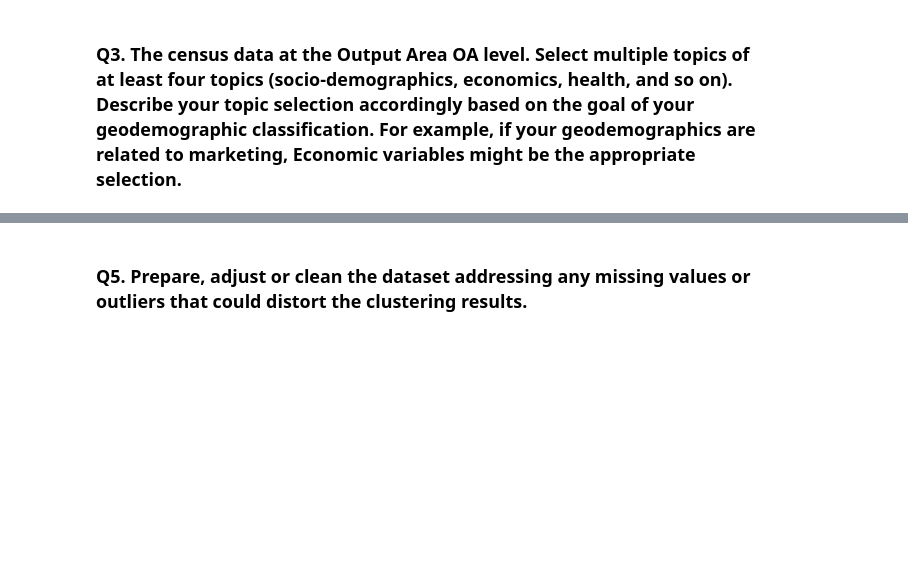
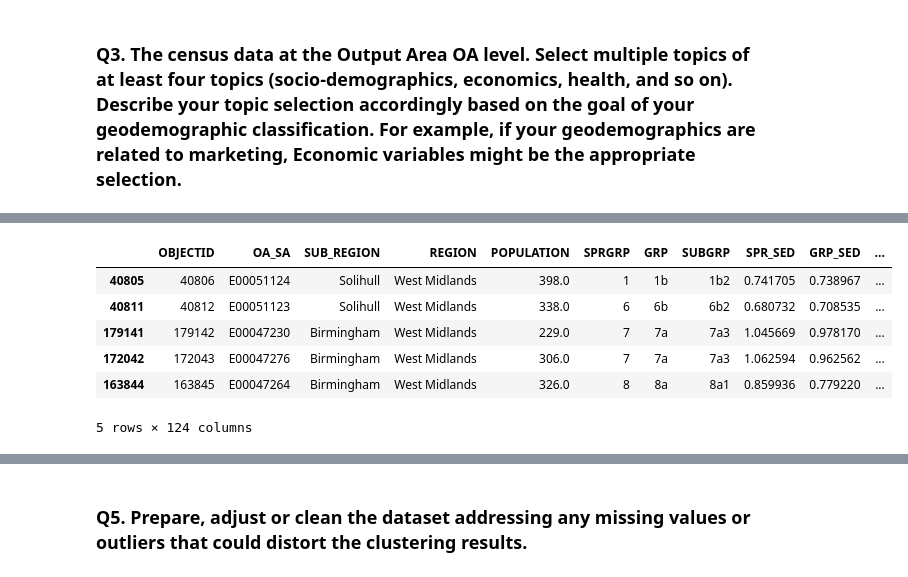
Before and after one commit to ejarrettt/UA_Lab_Assignment_2, a Jupyter notebook: Assignment2.ipynb, the cells around one changed output, grey strips where cells are left out. Cells and saved outputs as stored; diff of their text form; code cells hidden in the pictures; blank space fills up the shorter version.

```diff
--- a/Assignment2.ipynb
+++ b/Assignment2.ipynb
@@ -439,0 +646,14 @@ In this challenge, you will replicate the process of creating a geodemographic c
+# %%
+# Defining the bounds of Birmingham
+import geopandas as gpd
+UK_LPA = "/Users/elenajarrett/Library/CloudStorage/OneDrive-Personal/Year 4/GG4257/Data2/Data/data6/LAP_2021/LPA_MAY_2021_UK_BUC_V2.shp" # This is the shapefile for all the local planning authorities in the UK
+gdf_UK_LPA = gpd.read_file(UK_LPA) # Reading it into a geodataframe from the shapefile
+birmingham_lpa_gdf = gdf_UK_LPA[gdf_UK_LPA.LPA21NM == "Birmingham LPA"] # This filters the LPAs by name, specifically Birmingham.
+
+# Defining the output areas in UK
+oa_shapefile = gpd.read_file("/Users/elenajarrett/Library/CloudStorage/OneDrive-Personal/Year 4/GG4257/Data2/Data/data6/2011_OAC.shp")
+
+# Clipping the OAs to Birmingham city using .clip
+birmingham_oa = gpd.clip(oa_shapefile, birmingham_lpa_gdf)
+# Saving it to a file
+birmingham_oa.to_file("/Users/elenajarrett/Library/CloudStorage/OneDrive-Personal/Year 4/GG4257/Data2/Data/data6/birmingham_oa.shp", driver='ESRI Shapefile') # Saving it as a shapefile to the folder, which is the file I provided for you.
@@ -439,0 +678,10 @@ In this challenge, you will replicate the process of creating a geodemographic c
+# %%
+birmingham_oa.head()
+# %% [output]
+|  | OBJECTID | OA_SA | SUB_REGION | REGION | POPULATION | SPRGRP | GRP | SUBGRP | SPR_SED | GRP_SED | ... |
+| 40805 | 40806 | E00051124 | Solihull | West Midlands | 398.0 | 1 | 1b | 1b2 | 0.741705 | 0.738967 | ... |
+| 40811 | 40812 | E00051123 | Solihull | West Midlands | 338.0 | 6 | 6b | 6b2 | 0.680732 | 0.708535 | ... |
+| 179141 | 179142 | E00047230 | Birmingham | West Midlands | 229.0 | 7 | 7a | 7a3 | 1.045669 | 0.978170 | ... |
+| 172042 | 172043 | E00047276 | Birmingham | West Midlands | 306.0 | 7 | 7a | 7a3 | 1.062594 | 0.962562 | ... |
+| 163844 | 163845 | E00047264 | Birmingham | West Midlands | 326.0 | 8 | 8a | 8a1 | 0.859936 | 0.779220 | ... |
+5 rows × 124 columns
```
Also changed, not shown: parts of 100 cells of this notebook.
